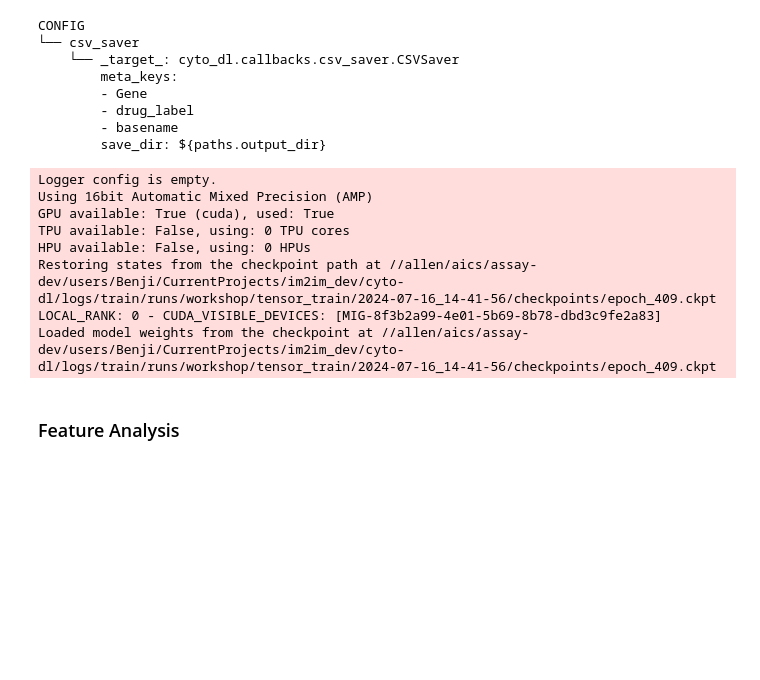
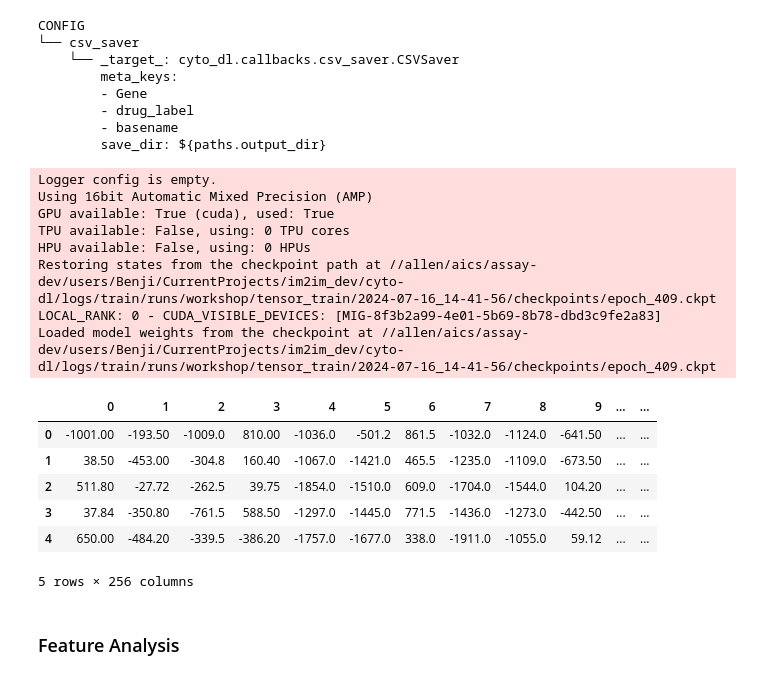
Before and after one commit to AllenCell/i2k_workshop_2024, a Jupyter notebook: workshop.ipynb, the cells around one changed output. Saved outputs shown, nothing was run; the diff lists cells and outputs as text; code cells hidden in the pictures; blank space fills up the shorter version.

```diff
--- a/workshop.ipynb
+++ b/workshop.ipynb
@@ -595,21 +604,28 @@ def apply_vicreg_model(cfg_path:str,  data, overrides={}):
     # apply model
     model.predict(data=data)
 # %%
-### Model prediction
 data = [{'cell': cell[None], 'Gene': 'test_gene', 'drug_label': 'vehicle', 'basename': 'testimg.tif'} for cell in single_cells]
 
 apply_vicreg_model(WORKING_DIR/'configs'/'contrastive_predict.yaml', data, overrides={'paths.output_dir': str(WORKING_DIR/'local_data/contrastive_apply')})
 
 predictions= pd.read_csv(WORKING_DIR/'local_data/contrastive_apply'/'predictions.csv')
+predictions.head()
 # %% [output]
 Logger config is empty.
 Using 16bit Automatic Mixed Precision (AMP)
 GPU available: True (cuda), used: True
 TPU available: False, using: 0 TPU cores
 HPU available: False, using: 0 HPUs
 Restoring states from the checkpoint path at //allen/aics/assay-dev/users/Benji/CurrentProjects/im2im_dev/cyto-dl/logs/train/runs/workshop/tensor_train/2024-07-16_14-41-56/checkpoints/epoch_409.ckpt
 LOCAL_RANK: 0 - CUDA_VISIBLE_DEVICES: [MIG-8f3b2a99-4e01-5b69-8b78-dbd3c9fe2a83]
 Loaded model weights from the checkpoint at //allen/aics/assay-dev/users/Benji/CurrentProjects/im2im_dev/cyto-dl/logs/train/runs/workshop/tensor_train/2024-07-16_14-41-56/checkpoints/epoch_409.ckpt
+|  | 0 | 1 | 2 | 3 | 4 | 5 | 6 | 7 | 8 | 9 | ... | ... |
+| 0 | -1001.00 | -193.50 | -1009.0 | 810.00 | -1036.0 | -501.2 | 861.5 | -1032.0 | -1124.0 | -641.50 | ... | ... |
+| 1 | 38.50 | -453.00 | -304.8 | 160.40 | -1067.0 | -1421.0 | 465.5 | -1235.0 | -1109.0 | -673.50 | ... | ... |
+| 2 | 511.80 | -27.72 | -262.5 | 39.75 | -1854.0 | -1510.0 | 609.0 | -1704.0 | -1544.0 | 104.20 | ... | ... |
+| 3 | 37.84 | -350.80 | -761.5 | 588.50 | -1297.0 | -1445.0 | 771.5 | -1436.0 | -1273.0 | -442.50 | ... | ... |
+| 4 | 650.00 | -484.20 | -339.5 | -386.20 | -1757.0 | -1677.0 | 338.0 | -1911.0 | -1055.0 | 59.12 | ... | ... |
+5 rows × 256 columns
 # %% [markdown]
 ### Feature Analysis
 # %% [markdown]
```
Also changed, not shown: parts of 4 cells of this notebook.
